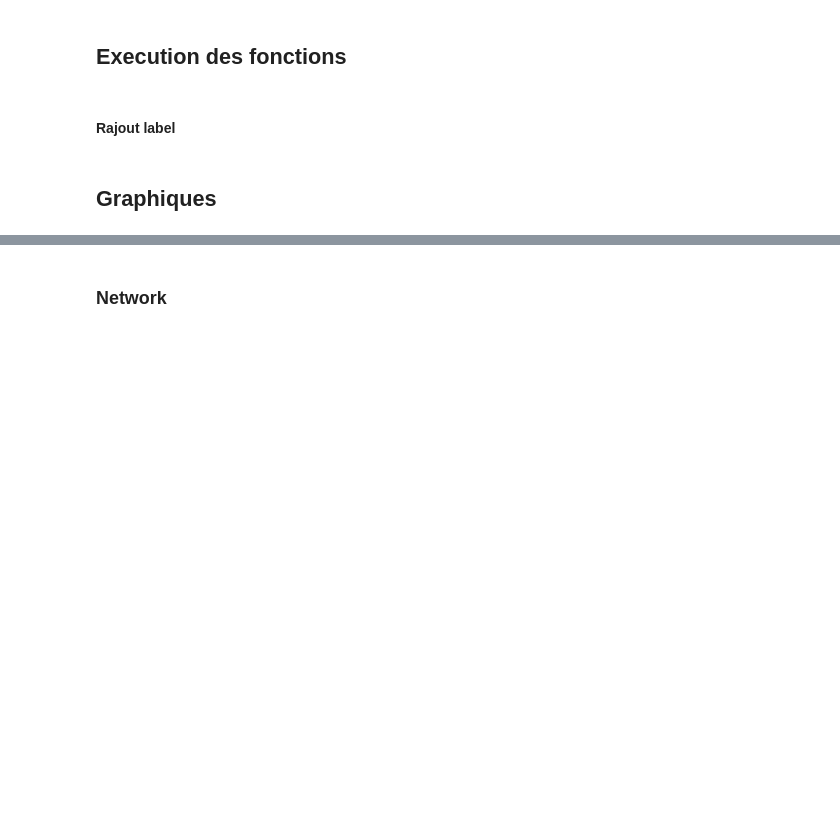
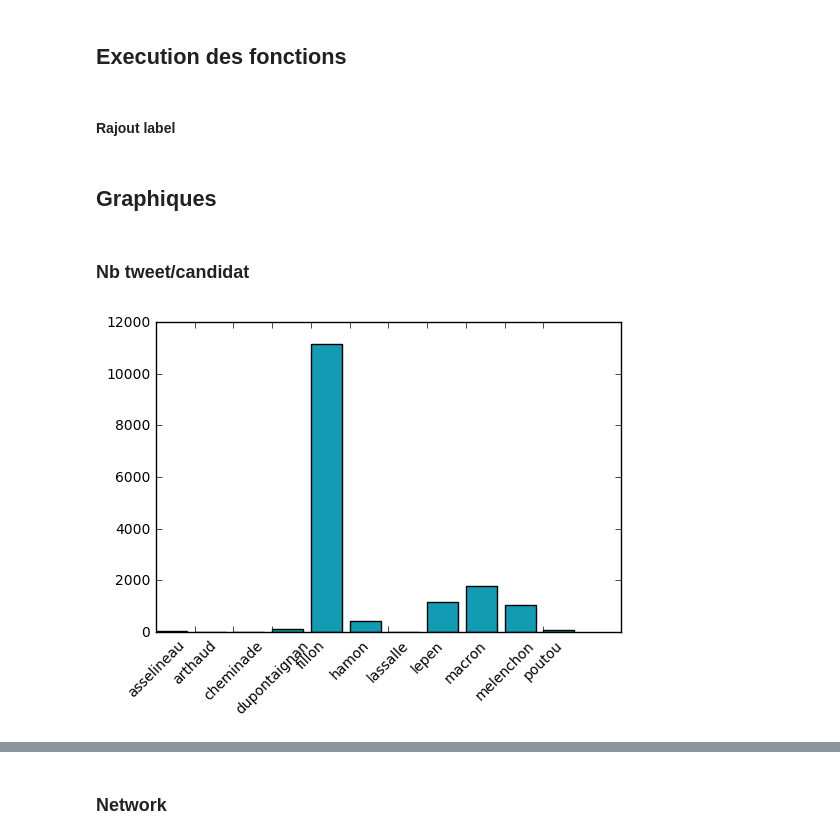
Before and after one commit to olabayle/site_sara, a Jupyter notebook: v0/script_prediction_election.ipynb, the cells around one changed output, grey strips where cells are left out. Drawn from its saved outputs; the diff is of its cells as text; code cells hidden in the pictures; blank space fills up the shorter version.

```diff
--- a/v0/script_prediction_election.ipynb
+++ b/v0/script_prediction_election.ipynb
@@ -217,3 +256,20 @@ label
 tweets_mars['label']=label
 # %% [markdown]
 ## Graphiques
+# %% [markdown]
+### Nb tweet/candidat
+# %%
+somme=[tweets_mars['asselineau'].sum(),tweets_mars['arthaud'].sum(),tweets_mars['cheminade'].sum(),
+      tweets_mars['dupontaignan'].sum(),tweets_mars['fillon'].sum(),tweets_mars['hamon'].sum(),
+      tweets_mars['lassalle'].sum(),tweets_mars['lepen'].sum(),tweets_mars['macron'].sum(),
+      tweets_mars['melenchon'].sum(),tweets_mars['poutou'].sum()]
+
+candidats=['asselineau','arthaud','cheminade','dupontaignan','fillon','hamon','lassalle','lepen','macron','melenchon','poutou']
+
+y_pos = np.arange(len(candidats))
+plt.bar(y_pos,somme,color='#139BB4')
+plt.xticks(y_pos,candidats, rotation=45)
+
+savefig('/Users/saramounir/Desktop/Ensae/S2/python/site_sara/v0/Site web/images/home/nb_tweet_candidat.png')
+# %% [output]
+[figure, added]
```
Also changed, not shown: parts of 38 cells of this notebook, 7 other files.
